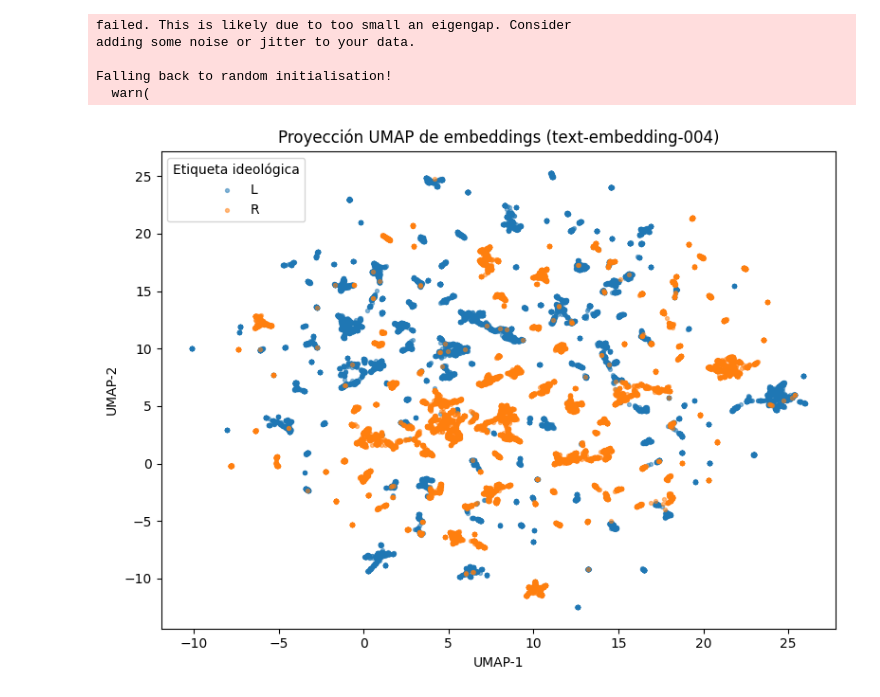
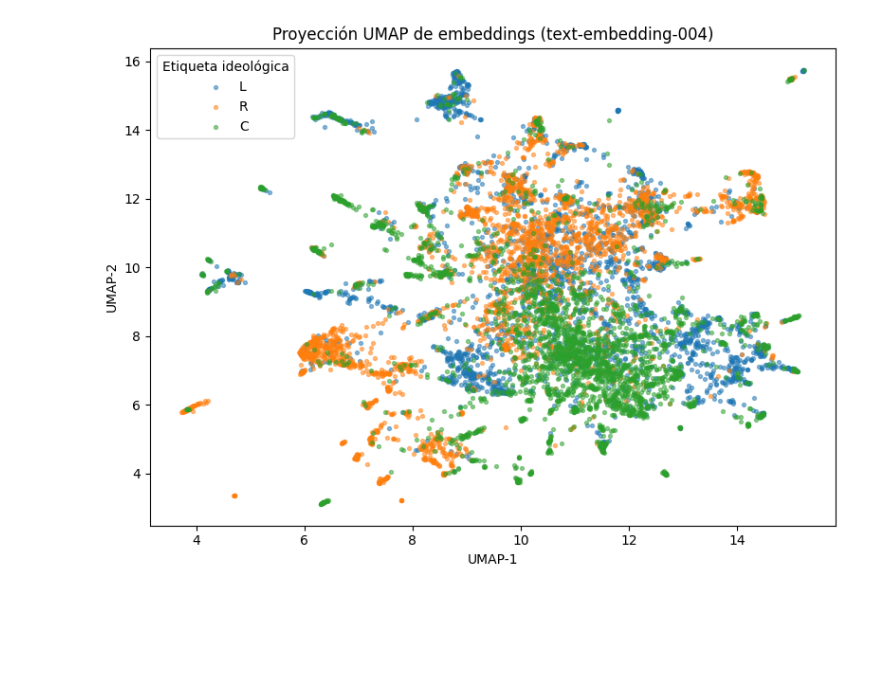
Before and after one commit to Larraguibel/inclinacion_politica, a Jupyter notebook: notebooks/classifiers.ipynb, the cells around one changed output. Cells and saved outputs as stored; diff of their text form; code cells hidden in the pictures; blank space fills up the shorter version.

```diff
--- a/notebooks/classifiers.ipynb
+++ b/notebooks/classifiers.ipynb
@@ -33 +32,6 @@ y = df["label"].values
+# %%
+file_name = '../data/embeddings/tweets-embeddings.parquet'
+dataset = pd.read_parquet(file_name)
+X = np.vstack(dataset["embedding"])
+y = dataset["label"].values
 # %% [markdown]
@@ -89,26 +97,22 @@ plt.show()
 # %%
 reducer = umap.UMAP(n_neighbors=15, min_dist=0.1, n_components=2, metric="cosine", random_state=42)
 X_2d = reducer.fit_transform(X)
-# %% [output]
-failed. This is likely due to too small an eigengap. Consider
-adding some noise or jitter to your data.
-
-Falling back to random initialisation!
-  warn(
 # %%
 plt.figure(figsize=(8,6))
 
 mask_left = (y == "L")
 mask_right = (y == "R")
+mask_center = (y == "C")
 
 plt.scatter(X_2d[mask_left, 0], X_2d[mask_left, 1], s=8, alpha=0.5, label="L",)
 plt.scatter(X_2d[mask_right, 0], X_2d[mask_right, 1], s=8, alpha=0.5, label="R",)
+plt.scatter(X_2d[mask_center, 0], X_2d[mask_center, 1], s=8, alpha=0.5, label="C",)
 
 plt.legend(title="Etiqueta ideológica")
 plt.title("Proyección UMAP de embeddings (text-embedding-004)")
 plt.xlabel("UMAP-1")
 plt.ylabel("UMAP-2")
 plt.tight_layout()
 plt.show()
 # %% [output]
-[figure, old version]
+[figure, new version]
```
Also changed, not shown: parts of 12 cells of this notebook, 3 other files.
